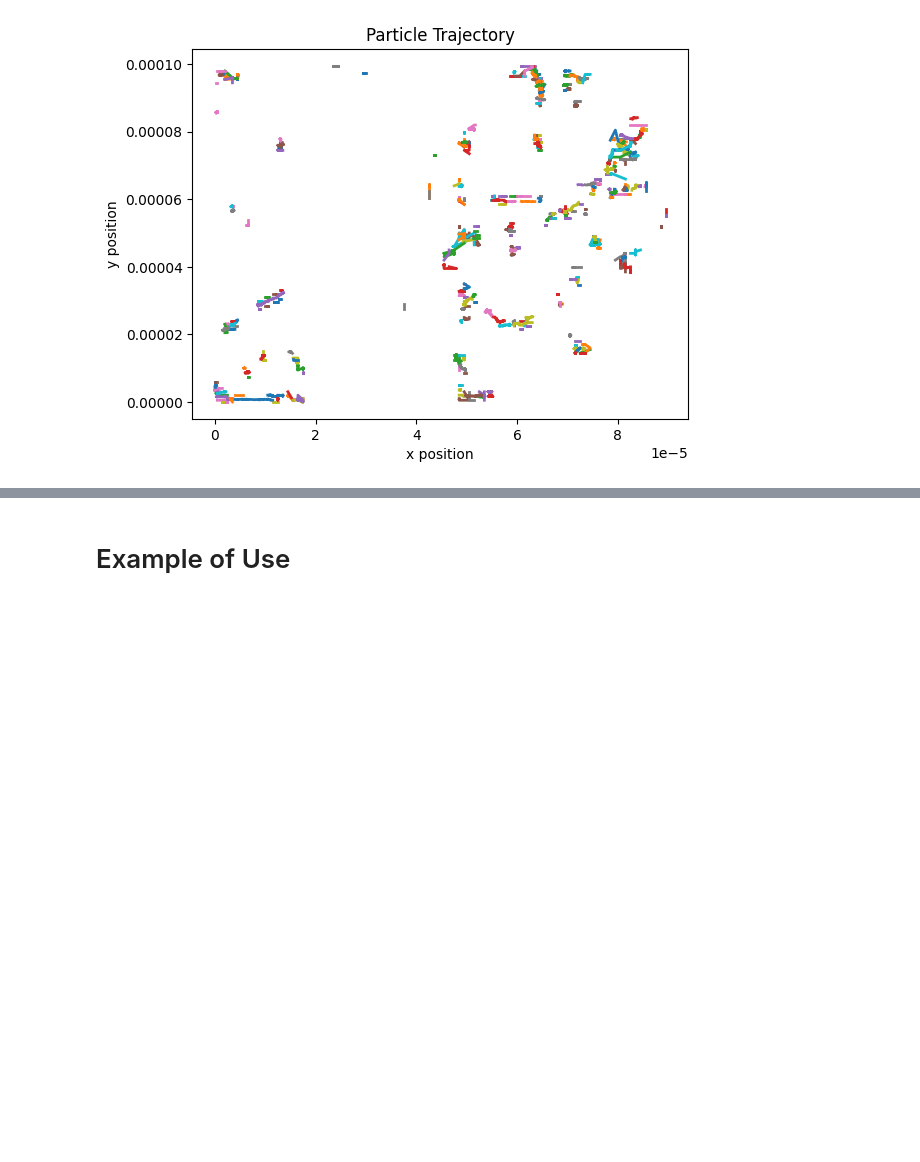
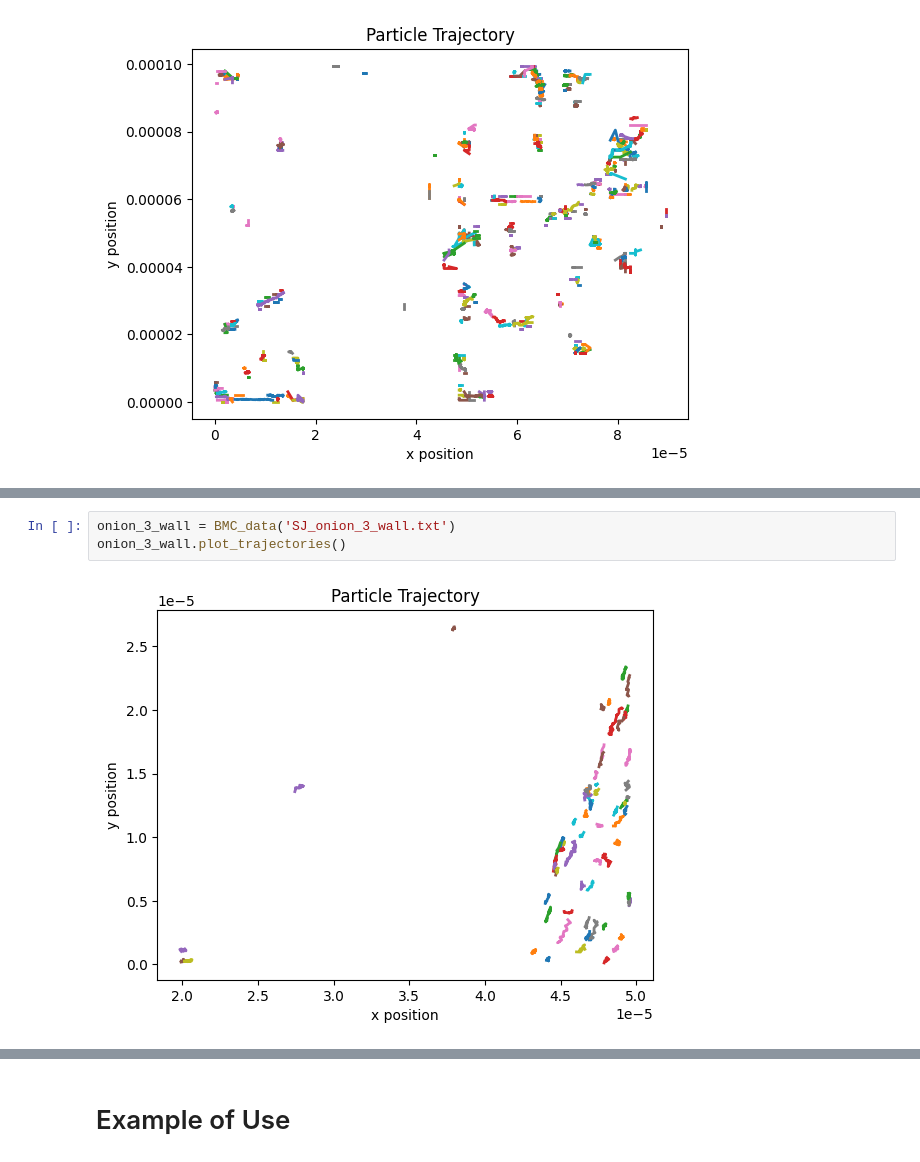
Before and after one commit to sydperk8/111b-Labs, a Jupyter notebook: BMC Analysis.ipynb, the cells around one changed output, grey strips where cells are left out. Drawn from its saved outputs; the diff is of its cells as text; blank space fills up the shorter version.

```diff
--- a/BMC Analysis.ipynb
+++ b/BMC Analysis.ipynb
@@ -564,0 +570,5 @@ Onion_DF_19_20x.plot_trajectories()
+# %%
+onion_3_wall = BMC_data('SJ_onion_3_wall.txt')
+onion_3_wall.plot_trajectories()
+# %% [output]
+[figure, added]
```
Also changed, not shown: parts of 17 cells of this notebook.
